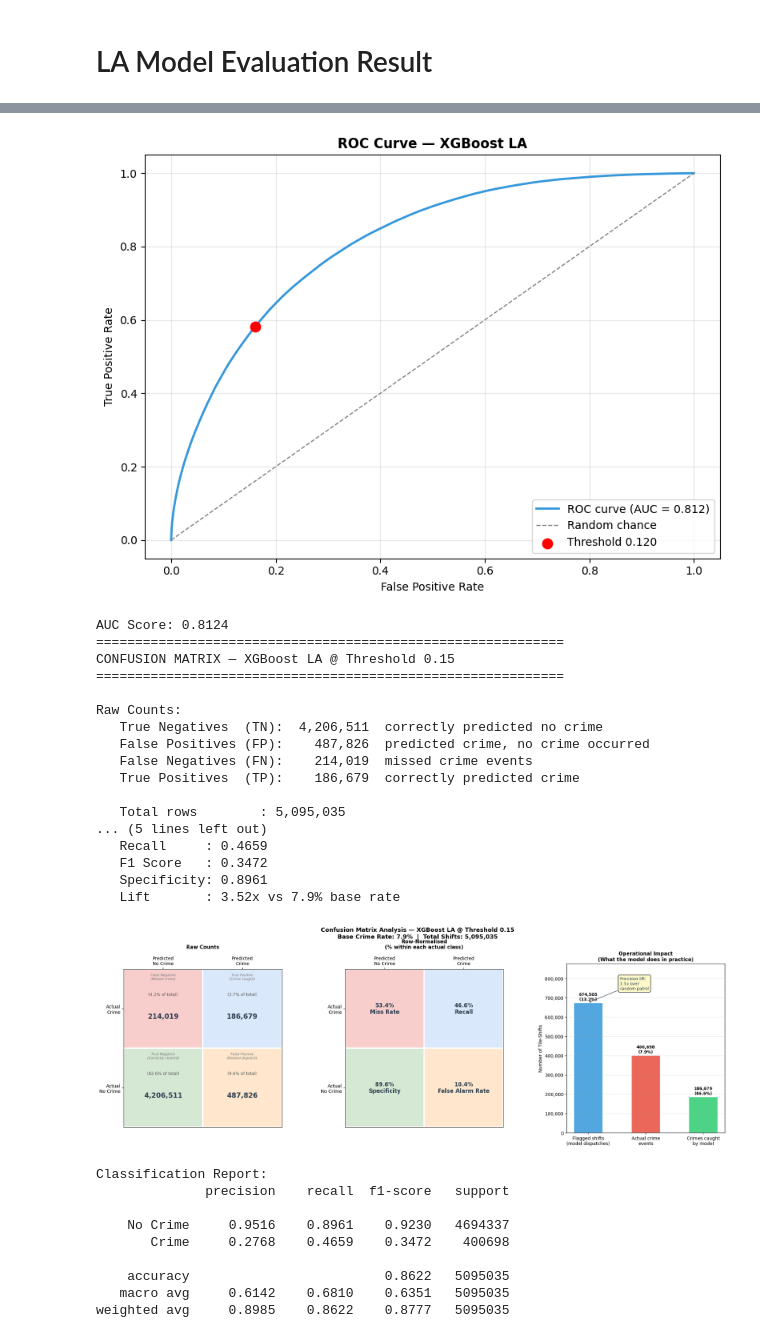
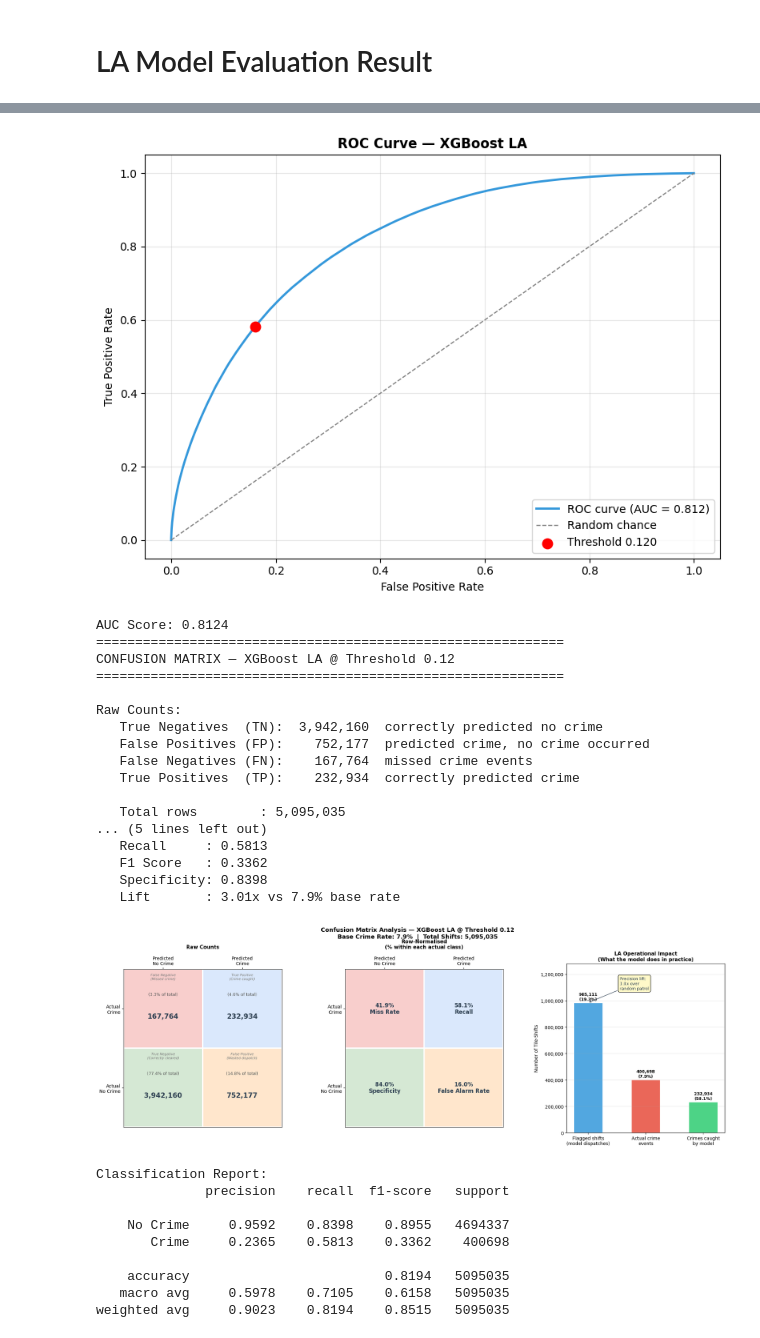
Before and after one commit to e1548423/Team23_IT5006_Predictive_Policing_AY2526Sem2, a Jupyter notebook: GeneralizationTest/GeneralizationTest.ipynb, the cells around one changed output, grey strips where cells are left out. Saved outputs shown, nothing was run; the diff lists cells and outputs as text; code cells hidden in the pictures.

```diff
--- a/GeneralizationTest/GeneralizationTest.ipynb
+++ b/GeneralizationTest/GeneralizationTest.ipynb
@@ -162,7 +157,7 @@ plot_confusion_matrix_base(
 # %% [markdown]
 # Functions to Visualize Confusion Matrix, ROC AUC, and Evaluation Metrics Thresholding Effect
 # %%
-def plot_confusion_matrix(y_true, y_prob, threshold, model_name='Model', save_path=None):
+def plot_confusion_matrix(y_true, y_prob, threshold, area, model_name='Model', save_path=None):
     """
     Generate a detailed confusion matrix plot similar to your XGBoost template.
 
@@ -293,7 +288,7 @@ def plot_confusion_matrix(y_true, y_prob, threshold, model_name='Model', save_pa
                  arrowprops=dict(arrowstyle='->', color='#2C3E50'))
 
     ax3.set_ylabel('Number of Tile-Shifts', fontsize=10)
-    ax3.set_title('Operational Impact\n(What the model does in practice)', fontweight='bold', fontsize=11)
+    ax3.set_title(area + ' Operational Impact\n(What the model does in practice)', fontweight='bold', fontsize=11)
     ax3.yaxis.set_major_formatter(plt.FuncFormatter(lambda val, _: f'{int(val):,}'))
     ax3.grid(axis='y', alpha=0.3)
 
@@ -454,52 +449,52 @@ y_true = df_la['Actual target']
 y_prob = df_la['Predicted Probability']
 
 plot_precision_recall_vs_threshold(y_true, y_prob, chosen_threshold=la_threshold, name='XGBoost LA')
-plot_roc_auc(y_true, y_prob, chosen_threshold=0.12, name='XGBoost LA')
-plot_confusion_matrix(y_true, y_prob, threshold=0.15, model_name='XGBoost LA')
+plot_roc_auc(y_true, y_prob, chosen_threshold=la_threshold, name='XGBoost LA')
+plot_confusion_matrix(y_true, y_prob, threshold=la_threshold, model_name='XGBoost LA', area='LA')
 # %% [output]
 [figure]
 Threshold stability check (0.10 – 0.14):
  Threshold  Precision  Recall     F1
     0.1001     0.2083  0.6697 0.3178
     0.1001     0.2083  0.6697 0.3178
     0.1002     0.2083  0.6697 0.3178
     0.1002     0.2083  0.6697 0.3178
     0.1003     0.2107  0.6622 0.3197
     0.1003     0.2107  0.6622 0.3197
     0.1007     0.2107  0.6622 0.3197
     0.1048     0.2109  0.6615 0.3199
     0.1052     0.2109  0.6615 0.3199
     0.1057     0.2109  0.6615 0.3199
 ... (116 lines left out)
     0.1394     0.2622  0.5055 0.3453
     0.1398     0.2707  0.4827 0.3469
 
 If precision and recall change smoothly across this range, the threshold is stable and safe to deploy.
 [figure]
 AUC Score: 0.8124
 ============================================================
-CONFUSION MATRIX — XGBoost LA @ Threshold 0.15
+CONFUSION MATRIX — XGBoost LA @ Threshold 0.12
 ============================================================
 
 Raw Counts:
-   True Negatives  (TN):  4,206,511  correctly predicted no crime
-   False Positives (FP):    487,826  predicted crime, no crime occurred
-   False Negatives (FN):    214,019  missed crime events
-   True Positives  (TP):    186,679  correctly predicted crime
+   True Negatives  (TN):  3,942,160  correctly predicted no crime
+   False Positives (FP):    752,177  predicted crime, no crime occurred
+   False Negatives (FN):    167,764  missed crime events
+   True Positives  (TP):    232,934  correctly predicted crime
 
    Total rows        : 5,095,035
 ... (5 lines left out)
-   Recall     : 0.4659
-   F1 Score   : 0.3472
-   Specificity: 0.8961
-   Lift       : 3.52x vs 7.9% base rate
+   Recall     : 0.5813
+   F1 Score   : 0.3362
+   Specificity: 0.8398
+   Lift       : 3.01x vs 7.9% base rate
-[figure, old version]
+[figure, new version]
 Classification Report:
               precision    recall  f1-score   support
 
-    No Crime     0.9516    0.8961    0.9230   4694337
-       Crime     0.2768    0.4659    0.3472    400698
+    No Crime     0.9592    0.8398    0.8955   4694337
+       Crime     0.2365    0.5813    0.3362    400698
 
-    accuracy                         0.8622   5095035
-   macro avg     0.6142    0.6810    0.6351   5095035
-weighted avg     0.8985    0.8622    0.8777   5095035
+    accuracy                         0.8194   5095035
+   macro avg     0.5978    0.7105    0.6158   5095035
+weighted avg     0.9023    0.8194    0.8515   5095035
```
Also changed, not shown: parts of 2 cells of this notebook, 4 other files.
